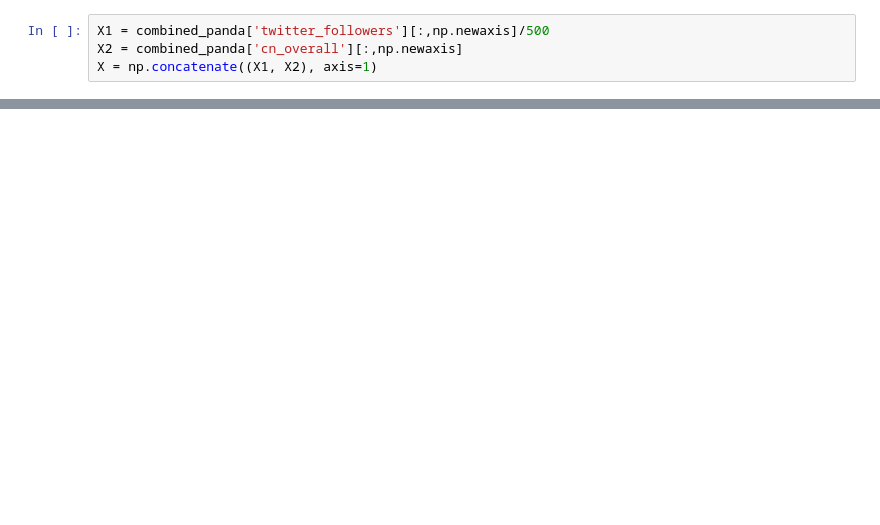
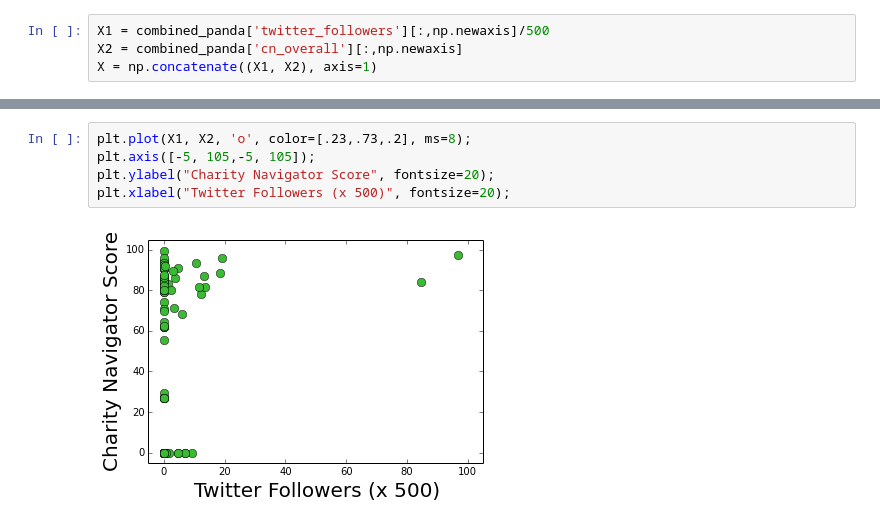
Before and after one commit to kdsimmons/InsightProject, a Jupyter notebook: make_graphs.ipynb, the cells around one changed output, grey strips where cells are left out. Drawn from its saved outputs; the diff is of its cells as text; blank space fills up the shorter version.

```diff
--- a/make_graphs.ipynb
+++ b/make_graphs.ipynb
@@ -60,0 +93,7 @@ plt.xlabel("Twitter Followers (x 500)", fontsize=20);
+# %%
+plt.plot(X1, X2, 'o', color=[.23,.73,.2], ms=8);
+plt.axis([-5, 105,-5, 105]);
+plt.ylabel("Charity Navigator Score", fontsize=20);
+plt.xlabel("Twitter Followers (x 500)", fontsize=20);
+# %% [output]
+[figure, added]
```
Also changed, not shown: parts of 11 cells of this notebook, 12 other files.
